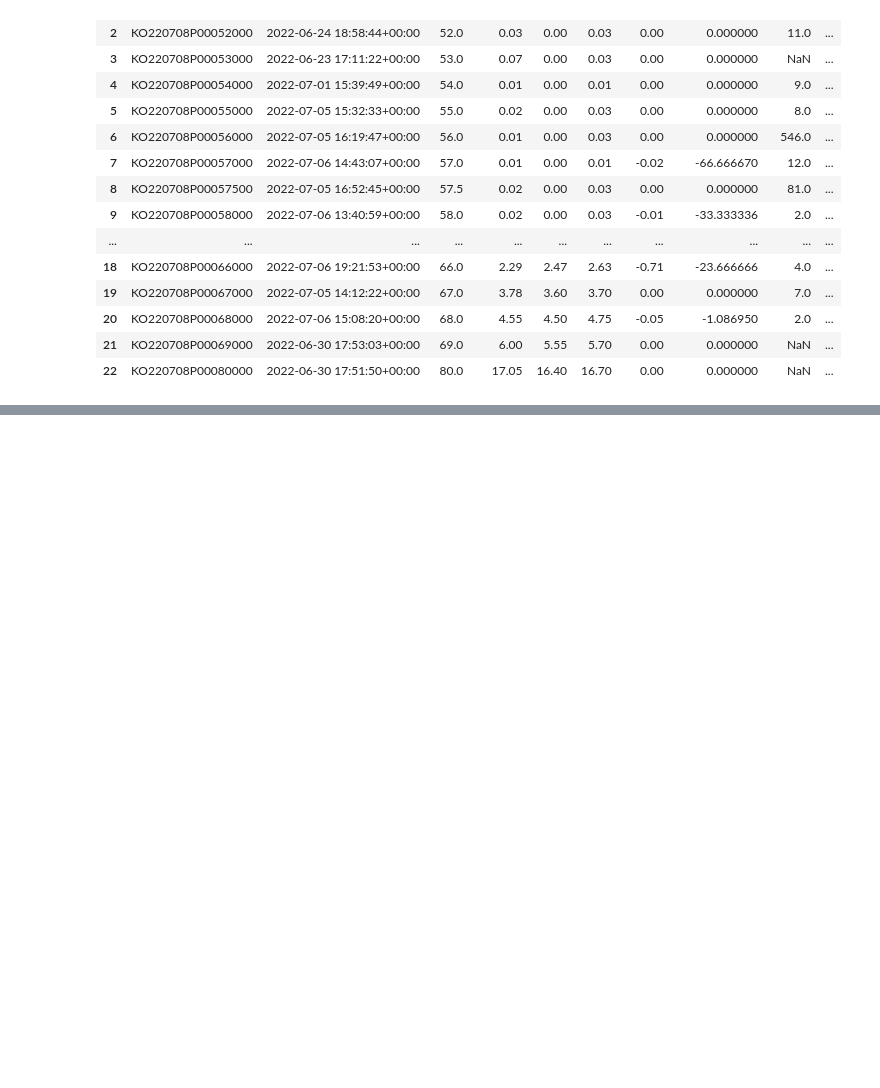
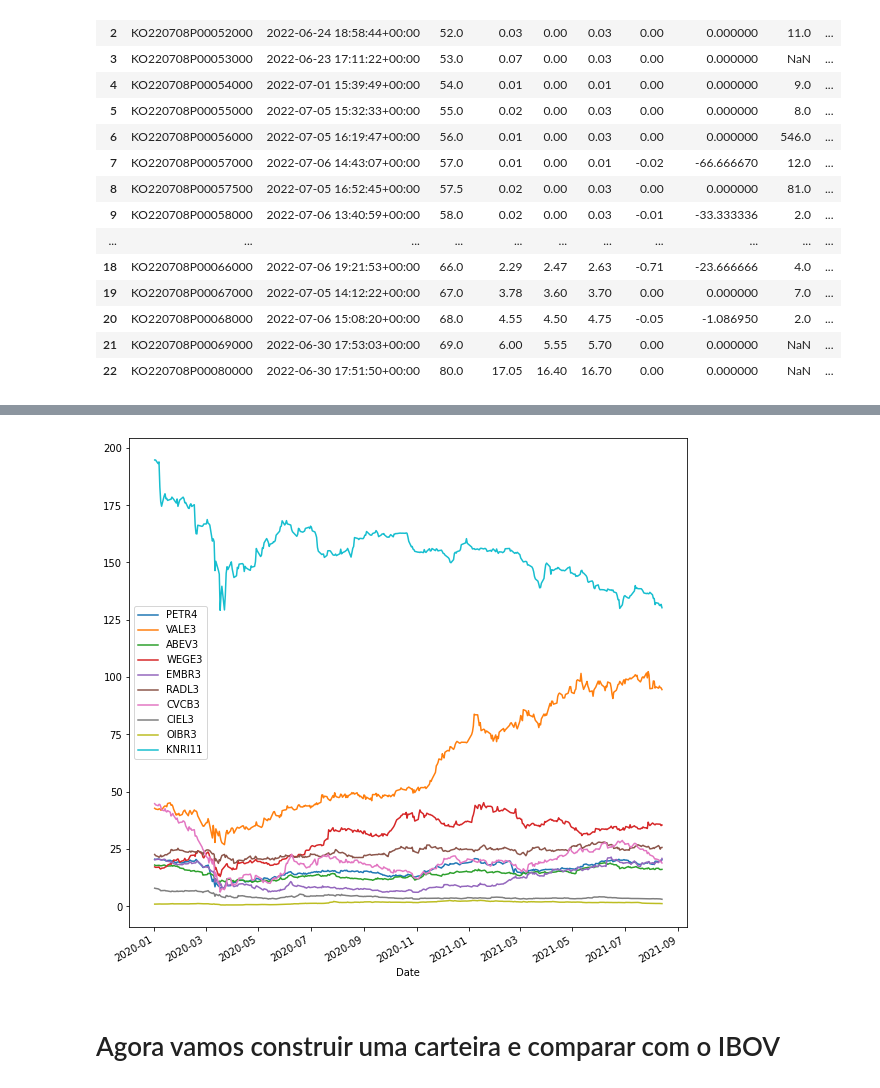
Before and after one commit to robertoricci/Curso-Python-para-Mercado-Financeiro-Trading-com-Dados, a Jupyter notebook: Aula_Biblioteca_yfinance_Obtendo_indicadores_fundamentalistas.ipynb, the cells around one changed output, grey strips where cells are left out. Drawn from its saved outputs; the diff is of its cells as text; code cells hidden in the pictures; blank space fills up the shorter version.

```diff
--- a/Aula_Biblioteca_yfinance_Obtendo_indicadores_fundamentalistas.ipynb
+++ b/Aula_Biblioteca_yfinance_Obtendo_indicadores_fundamentalistas.ipynb
@@ -362,0 +397,11 @@ opt.puts
+# %%
+ativos = ['PETR4','VALE3', 'ABEV3', 'WEGE3', 'EMBR3', 'RADL3', 'CVCB3', 'CIEL3', 'OIBR3', 'KNRI11']
+# %%
+inicio = '2020-01-01'
+fim = '2021-08-15'
+# %%
+df = pd.DataFrame()
+# %%
+for i in ativos:
+  ticker = str(i) + '.SA'
+  df[i] = yf.download(ticker, start = inicio, end = fim)['Adj Close']
@@ -362,0 +429,6 @@ opt.puts
+# %%
+df.plot(figsize = (10,10));
+# %% [output]
+[figure, added]
+# %% [markdown]
+# Agora vamos construir uma carteira e comparar com o IBOV
```
Also changed, not shown: parts of 41 cells of this notebook.
